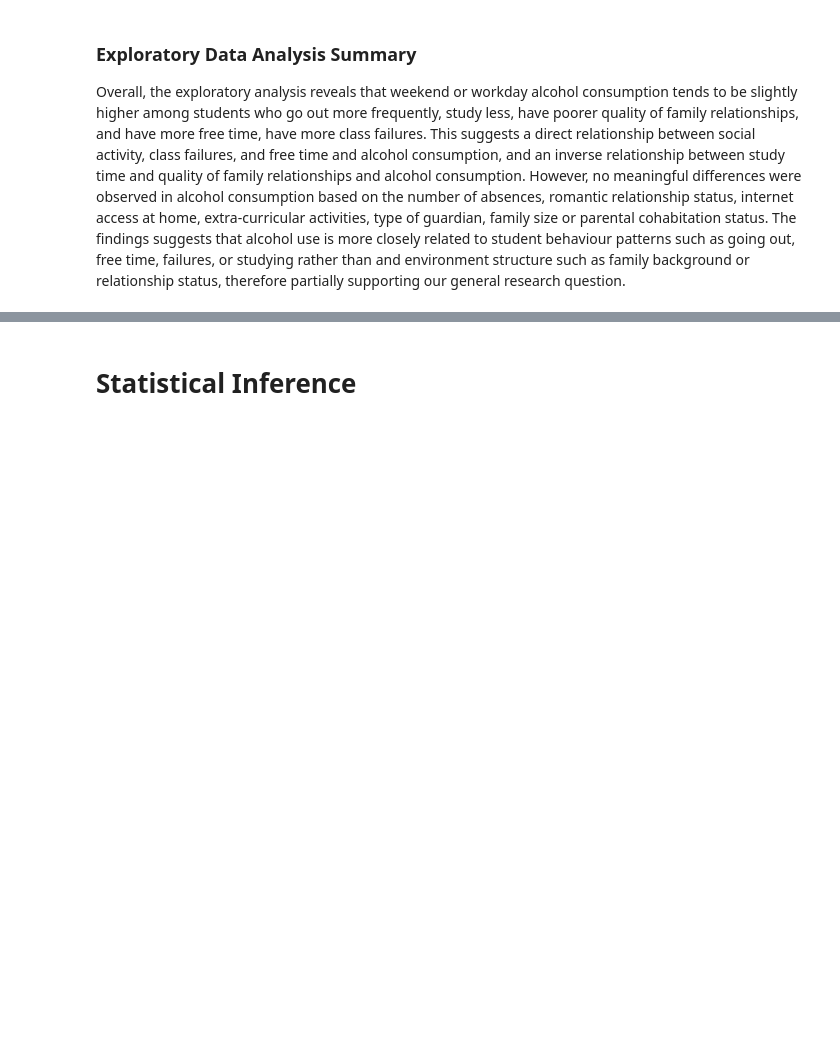
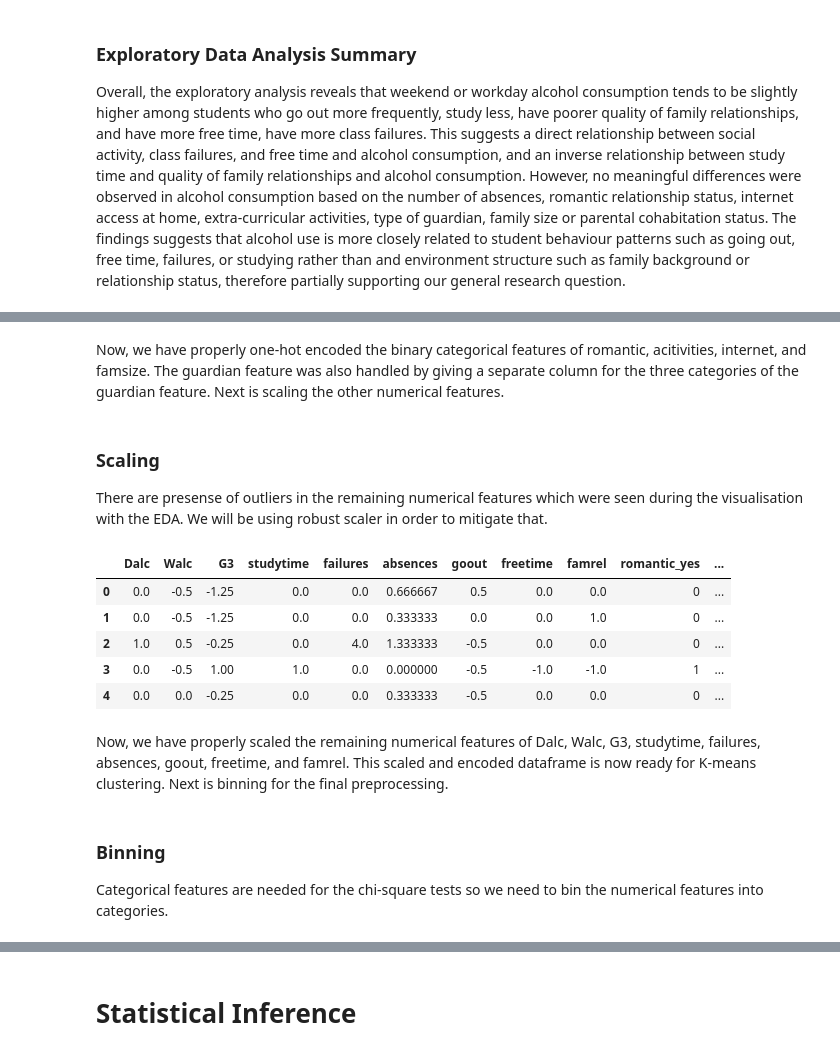
Before and after one commit to lonebono/CSMODEL, a Jupyter notebook: akbayanpartylistMCO.ipynb, the cells around one changed output, grey strips where cells are left out. Saved outputs shown, nothing was run; the diff lists cells and outputs as text; code cells hidden in the pictures; blank space fills up the shorter version.

Commit message:
completed preprocessing

```diff
--- a/akbayanpartylistMCO.ipynb
+++ b/akbayanpartylistMCO.ipynb
@@ -653,0 +658,9 @@ Overall, the exploratory analysis reveals that weekend or workday alcohol consum
+# %%
+selected_columns = [
+    'Dalc', 'Walc', 'G3', 'studytime', 'failures', 'absences',
+    'goout', 'freetime', 'famrel',
+    'romantic', 'activities', 'internet', 'guardian', 'Pstatus', 'famsize'
+]
+
+filtered_df = combined_df[selected_columns].copy()
+print(filtered_df.info())
@@ -653,0 +688,9 @@ Overall, the exploratory analysis reveals that weekend or workday alcohol consum
+# %%
+categorical_cols = ['romantic', 'activities', 'internet', 'Pstatus', 'famsize']
+encoded_df = pd.get_dummies(filtered_df, columns = categorical_cols, drop_first = True)
+
+guardian_dummies = pd.get_dummies(encoded_df['guardian'], prefix='guardian')
+encoded_df = encoded_df.join(guardian_dummies).drop('guardian', axis=1)
+
+encoded_df = encoded_df.astype(int)
+print(encoded_df.head())
@@ -653,0 +718,5 @@ Overall, the exploratory analysis reveals that weekend or workday alcohol consum
+# %% [markdown]
+Now, we have properly one-hot encoded the binary categorical features of romantic, acitivities, internet, and famsize. The guardian feature was also handled by giving a separate column for the three categories of the guardian feature. Next is scaling the other numerical features.
+# %% [markdown]
+### Scaling
+There are presense of outliers in the remaining numerical features which were seen during the visualisation with the EDA. We will be using robust scaler in order to mitigate that.
@@ -653,0 +725,20 @@ Overall, the exploratory analysis reveals that weekend or workday alcohol consum
+# %%
+numeric_cols = ['Dalc', 'Walc', 'G3', 'studytime', 'failures', 'absences', 'goout', 'freetime', 'famrel']
+
+scaler = RobustScaler()
+scaled__encoded_df = encoded_df.copy()
+scaled__encoded_df[numeric_cols] = scaler.fit_transform(encoded_df[numeric_cols])
+
+scaled__encoded_df.head()
+# %% [output]
+|  | Dalc | Walc | G3 | studytime | failures | absences | goout | freetime | famrel | romantic_yes | ... |
+| 0 | 0.0 | -0.5 | -1.25 | 0.0 | 0.0 | 0.666667 | 0.5 | 0.0 | 0.0 | 0 | ... |
+| 1 | 0.0 | -0.5 | -1.25 | 0.0 | 0.0 | 0.333333 | 0.0 | 0.0 | 1.0 | 0 | ... |
+| 2 | 1.0 | 0.5 | -0.25 | 0.0 | 4.0 | 1.333333 | -0.5 | 0.0 | 0.0 | 0 | ... |
+| 3 | 0.0 | -0.5 | 1.00 | 1.0 | 0.0 | 0.000000 | -0.5 | -1.0 | -1.0 | 1 | ... |
+| 4 | 0.0 | 0.0 | -0.25 | 0.0 | 0.0 | 0.333333 | -0.5 | 0.0 | 0.0 | 0 | ... |
+# %% [markdown]
+Now, we have properly scaled the remaining numerical features of Dalc, Walc, G3, studytime, failures, absences, goout, freetime, and famrel. This scaled and encoded dataframe is now ready for K-means clustering. Next is binning for the final preprocessing.
+# %% [markdown]
+### Binning
+Categorical features are needed for the chi-square tests so we need to bin the numerical features into categories.
```
Also changed, not shown: parts of 12 cells of this notebook.
